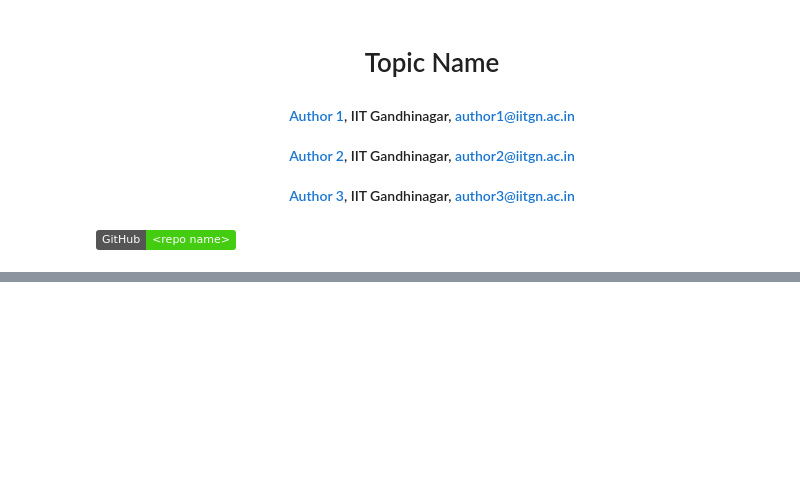
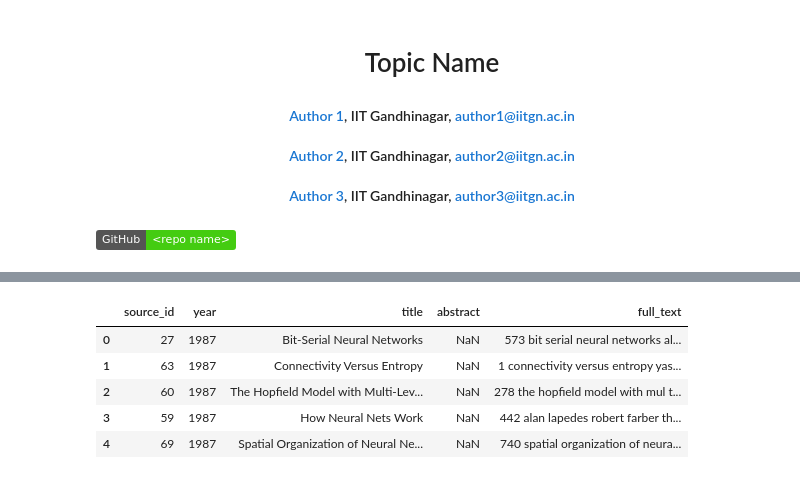
Before and after one commit to CS328-Spring-2022/writing-assignment-mahika_nipun_shrreya, a Jupyter notebook: _notebooks/index.ipynb, the cells around one changed output, grey strips where cells are left out. Cells and saved outputs as stored; diff of their text form; code cells hidden in the pictures; badges without logos; blank space fills up the shorter version.

```diff
--- a/_notebooks/index.ipynb
+++ b/_notebooks/index.ipynb
@@ -49,0 +68,14 @@ fig.show()
+# %%
+def clean_text(text):
+    """Doc cleaning"""
+
+    # Lowering text
+    text = text.lower()
+
+    # Removing punctuation
+    text = "".join([c for c in text if c not in PUNCTUATION])
+
+    # Removing whitespace and newlines
+    text = re.sub('\s+',' ',text)
+
+    return text
@@ -49,0 +134,12 @@ fig.show()
+# %%
+data.dropna(subset=['full_text'], inplace=True)
+data['full_text'] = data['full_text'].apply(clean_text)
+
+data.head()
+# %% [output]
+|  | source_id | year | title | abstract | full_text |
+| 0 | 27 | 1987 | Bit-Serial Neural Networks | NaN | 573 bit serial neural networks al... |
+| 1 | 63 | 1987 | Connectivity Versus Entropy | NaN | 1 connectivity versus entropy yas... |
+| 2 | 60 | 1987 | The Hopfield Model with Multi-Lev... | NaN | 278 the hopfield model with mul t... |
+| 3 | 59 | 1987 | How Neural Nets Work | NaN | 442 alan lapedes robert farber th... |
+| 4 | 69 | 1987 | Spatial Organization of Neural Ne... | NaN | 740 spatial organization of neura... |
```
Also changed, not shown: parts of 15 cells of this notebook, 35 other files.
